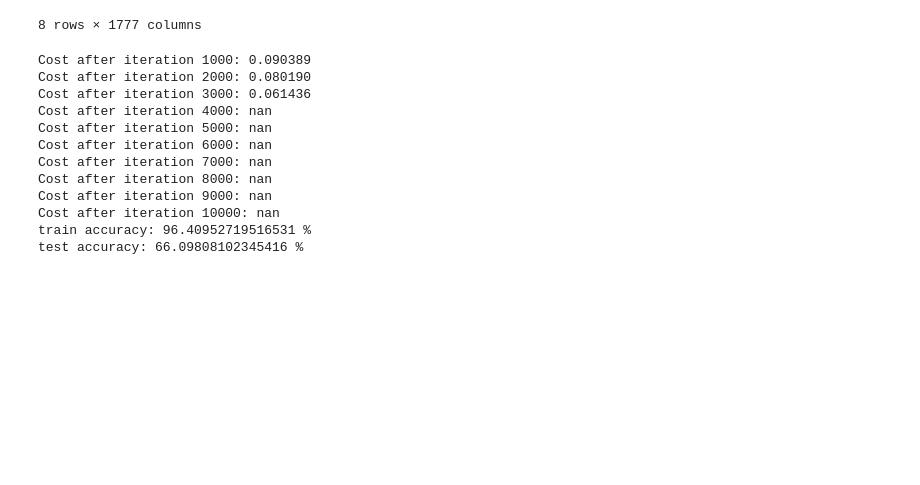
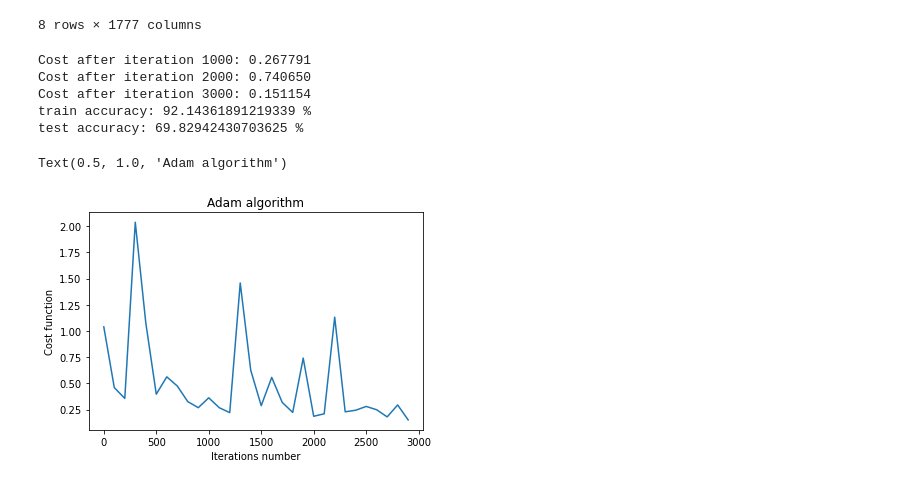
Before and after one commit to PatrykStronski/MachineLearning, a Jupyter notebook: lab3.ipynb, the cells around one changed output. Cells and saved outputs as stored; diff of their text form; code cells hidden in the pictures; blank space fills up the shorter version.

```diff
--- a/lab3.ipynb
+++ b/lab3.ipynb
@@ -81,7 +81,7 @@ def optimize_sgd(w, b, X, Y, num_iterations, learning_rate, print_cost = False):
         b -=learning_rate*db
 
         # Record the costs
-        if i % 1000 == 0:
+        if i % 100 == 0:
             costs.append(cost)
 
         # Print the cost every 100 training iterations
@@ -113,7 +113,7 @@ def optimize(w, b, X, Y, num_iterations, learning_rate, print_cost = False):
         b -=learning_rate*db
 
         # Record the costs
-        if i % 1000 == 0:
+        if i % 100 == 0:
             costs.append(cost)
 
         # Print the cost every 100 training iterations
@@ -155,7 +155,7 @@ def optimize_adam(w, b, X, Y, num_iterations, learning_rate, print_cost = False)
     m_b = 0.
     v_b = 0.
 
-    for i in range(1, num_iterations + 1):
+    for i in range(0, num_iterations):
 
         # Cost and gradient calculation
         grads, cost = propagate(w,b,X,Y)
@@ -169,17 +169,17 @@ def optimize_adam(w, b, X, Y, num_iterations, learning_rate, print_cost = False)
         m_b = M_DECAY * m_b + (1-M_DECAY) * db
         v_b = V_DECAY * v_b + (1-V_DECAY) * db ** 2
 
-        m_w_corr = m_w / (1-M_DECAY ** i)
-        v_w_corr = v_w / (1-V_DECAY ** i)
+        m_w_corr = m_w / (1-M_DECAY ** (i+1))
+        v_w_corr = v_w / (1-V_DECAY ** (i+1))
 
-        m_b_corr = m_b / (1-M_DECAY ** i)
-        v_b_corr = v_b / (1-V_DECAY ** i)
+        m_b_corr = m_b / (1-M_DECAY ** (i+1))
+        v_b_corr = v_b / (1-V_DECAY ** (i+1))
 
         w -= learning_rate * m_w_corr / (np.sqrt(v_w_corr) + EPSILON)
         b -= learning_rate * m_b_corr / (np.sqrt(v_b_corr) + EPSILON)
 
         # Record the costs
-        if i % 1000 == 0:
+        if i % 100 == 0:
             costs.append(cost)
 
         # Print the cost every 100 training iterations
@@ -227,19 +227,22 @@ def model(X_train, Y_train, X_test, Y_test, num_iterations = 2000, learning_rate
 
     return d
 # %%
-M_DECAY = 0.9
-V_DECAY = 0.9
-d = model(train_data.T, train_labels.T, test_data.T, test_labels.T, num_iterations = 10000, learning_rate = 0.3, print_cost = True, optimization_function='adam')
+M_DECAY = 0.6
+V_DECAY = 0.6
+
+iter_num = 3000
+
+d = model(train_data.T, train_labels.T, test_data.T, test_labels.T, num_iterations = iter_num, learning_rate = 0.3, print_cost = True, optimization_function='adam')
+
+plt.plot(np.arange(0, iter_num, 100), d['costs'])
+plt.xlabel('Iterations number')
+plt.ylabel('Cost function')
+plt.title('Adam algorithm')
 # %% [output]
-Cost after iteration 1000: 0.090389
-Cost after iteration 2000: 0.080190
-Cost after iteration 3000: 0.061436
-Cost after iteration 4000: nan
-Cost after iteration 5000: nan
-Cost after iteration 6000: nan
-Cost after iteration 7000: nan
-Cost after iteration 8000: nan
-Cost after iteration 9000: nan
-Cost after iteration 10000: nan
-train accuracy: 96.40952719516531 %
-test accuracy: 66.09808102345416 %
+Cost after iteration 1000: 0.267791
+Cost after iteration 2000: 0.740650
+Cost after iteration 3000: 0.151154
+train accuracy: 92.14361891219339 %
+test accuracy: 69.82942430703625 %
+Text(0.5, 1.0, 'Adam algorithm')
+[figure, added]
```
Also changed, not shown: parts of 5 cells of this notebook.
